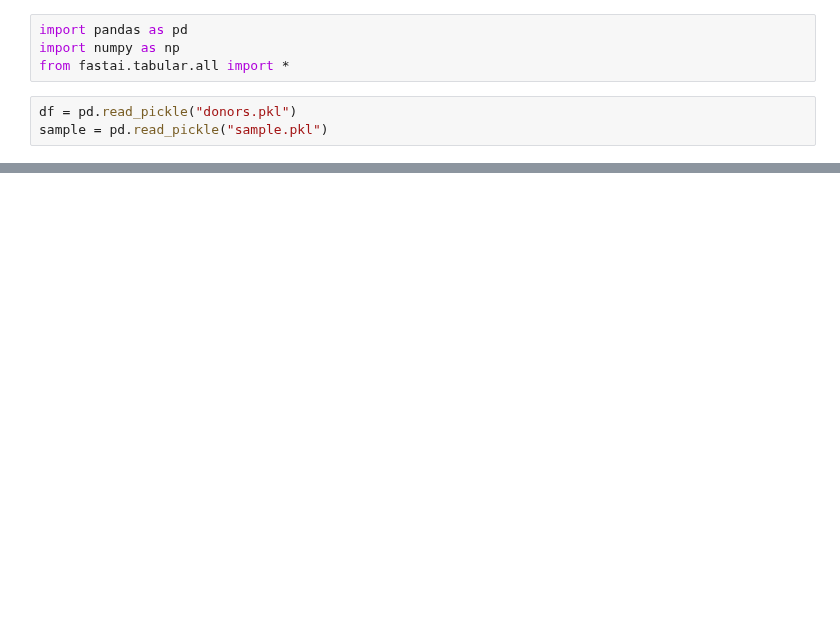
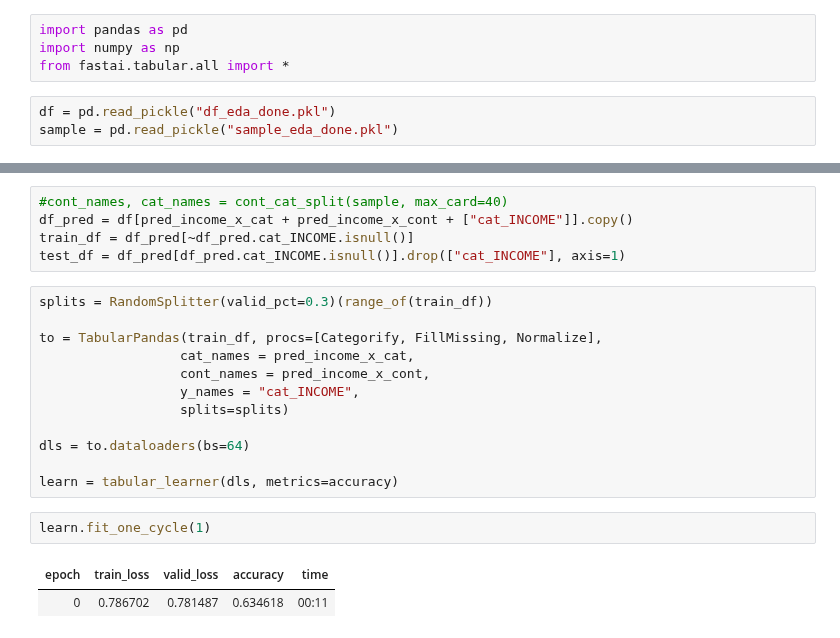
Before and after one commit to fredericosantos/ims_DM_Project, a Jupyter notebook: fs_fastai.ipynb, the cells around one changed output, grey strips where cells are left out. Cells and saved outputs as stored; diff of their text form; blank space fills up the shorter version.

```diff
--- a/fs_fastai.ipynb
+++ b/fs_fastai.ipynb
@@ -3,5 +3,5 @@ import pandas as pd
 import numpy as np
 from fastai.tabular.all import *
 # %%
-df = pd.read_pickle("donors.pkl")
-sample = pd.read_pickle("sample.pkl")
+df = pd.read_pickle("df_eda_done.pkl")
+sample = pd.read_pickle("sample_eda_done.pkl")
@@ -27,0 +47,22 @@ Length: 475, dtype: object
+# %%
+#cont_names, cat_names = cont_cat_split(sample, max_card=40)
+df_pred = df[pred_income_x_cat + pred_income_x_cont + ["cat_INCOME"]].copy()
+train_df = df_pred[~df_pred.cat_INCOME.isnull()]
+test_df = df_pred[df_pred.cat_INCOME.isnull()].drop(["cat_INCOME"], axis=1)
+# %%
+splits = RandomSplitter(valid_pct=0.3)(range_of(train_df))
+
+to = TabularPandas(train_df, procs=[Categorify, FillMissing, Normalize],
+                  cat_names = pred_income_x_cat,
+                  cont_names = pred_income_x_cont,
+                  y_names = "cat_INCOME",
+                  splits=splits)
+
+dls = to.dataloaders(bs=64)
+
+learn = tabular_learner(dls, metrics=accuracy)
+# %%
+learn.fit_one_cycle(1)
+# %% [output]
+| epoch | train_loss | valid_loss | accuracy | time |
+| 0 | 0.786702 | 0.781487 | 0.634618 | 00:11 |
```
Also changed, not shown: parts of 8 cells of this notebook, 3 other files.
